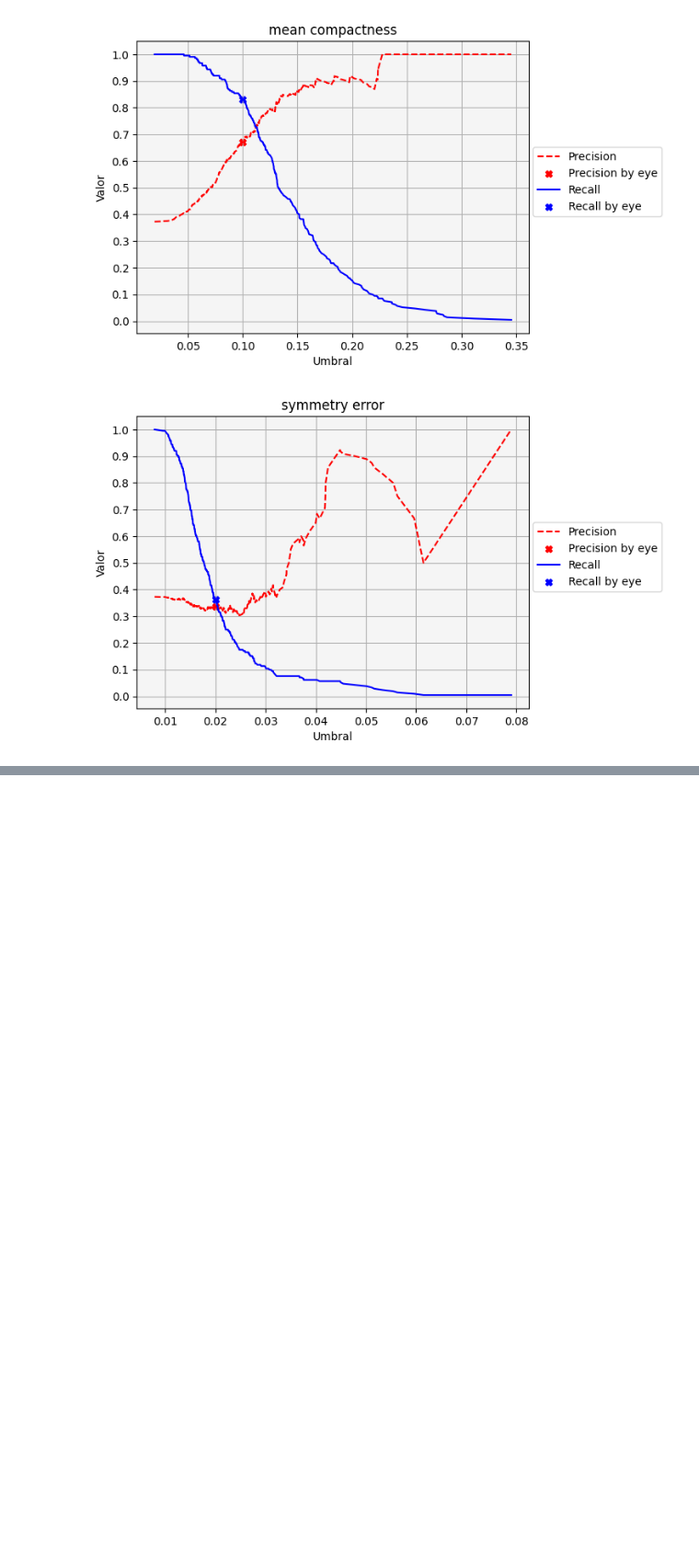
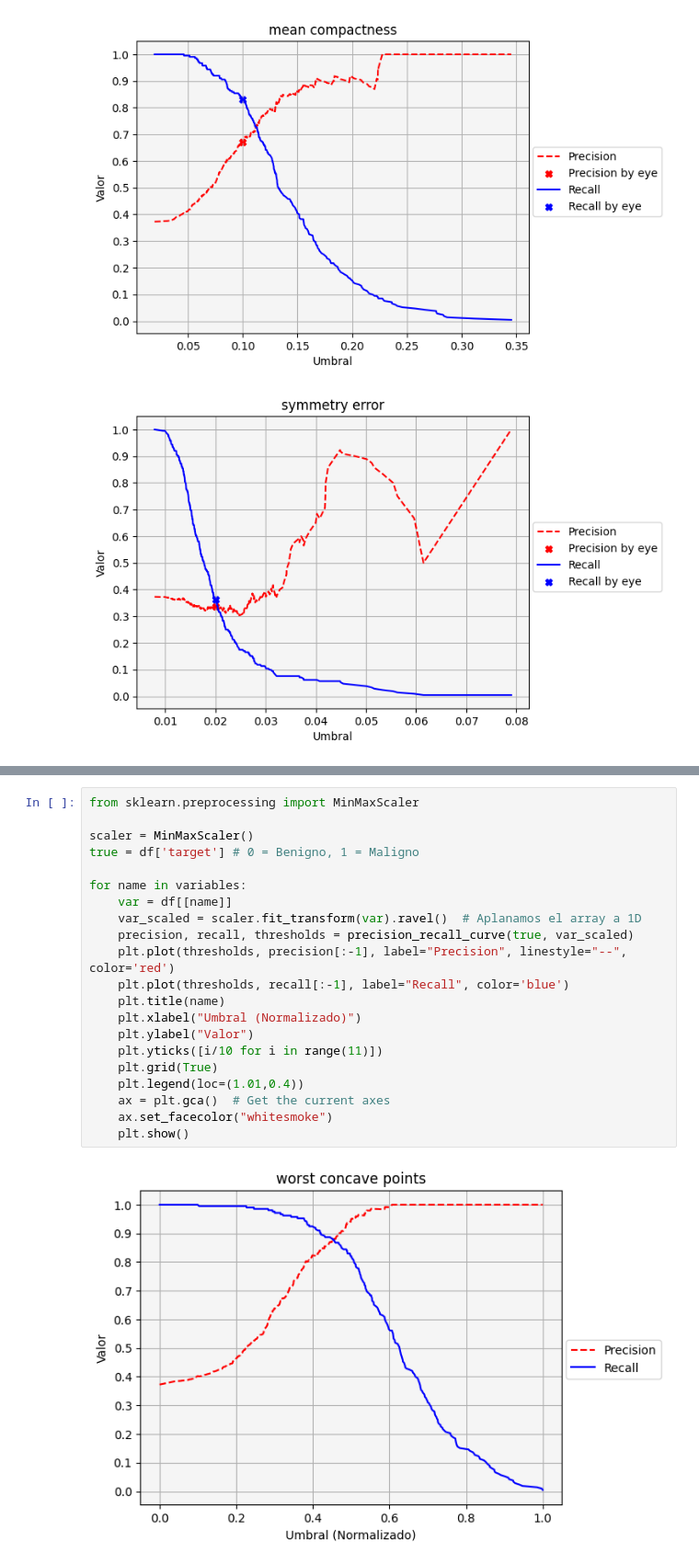
Before and after one commit to RodrigoRiveraRico/data_science_FCiencias, a Jupyter notebook: Clase_5/Clase_5.ipynb, the cells around one changed output, grey strips where cells are left out. Shown at 92% size. Saved outputs shown, nothing was run; the diff lists cells and outputs as text; blank space fills up the shorter version.

Commit message:
Recall-Precision vs Threshold normalizado

```diff
--- a/Clase_5/Clase_5.ipynb
+++ b/Clase_5/Clase_5.ipynb
@@ -482,0 +490,23 @@ for idx, (name, thresh) in enumerate(zip(variables, umbrales)):
+# %%
+from sklearn.preprocessing import MinMaxScaler
+
+scaler = MinMaxScaler()
+true = df['target'] # 0 = Benigno, 1 = Maligno
+
+for name in variables:
+    var = df[[name]]
+    var_scaled = scaler.fit_transform(var).ravel()  # Aplanamos el array a 1D
+    precision, recall, thresholds = precision_recall_curve(true, var_scaled)
+    plt.plot(thresholds, precision[:-1], label="Precision", linestyle="--", color='red')
+    plt.plot(thresholds, recall[:-1], label="Recall", color='blue')
+    plt.title(name)
+    plt.xlabel("Umbral (Normalizado)")
+    plt.ylabel("Valor")
+    plt.yticks([i/10 for i in range(11)])
+    plt.grid(True)
+    plt.legend(loc=(1.01,0.4))
+    ax = plt.gca()  # Get the current axes
+    ax.set_facecolor("whitesmoke")
+    plt.show()
+# %% [output]
+[figure, added]
```
Also changed, not shown: parts of 3 cells of this notebook.
